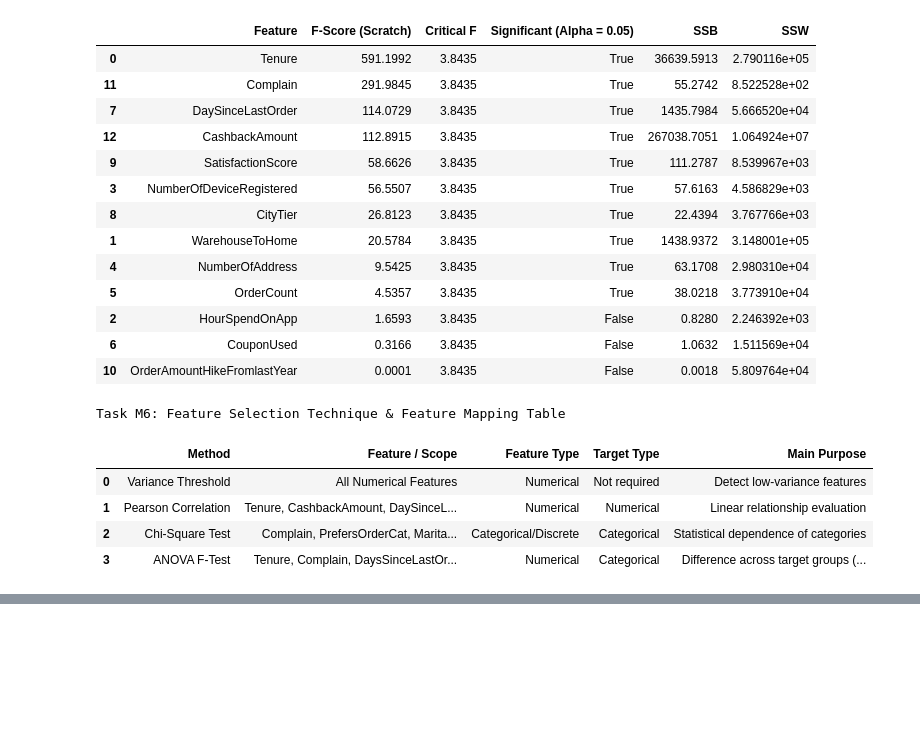
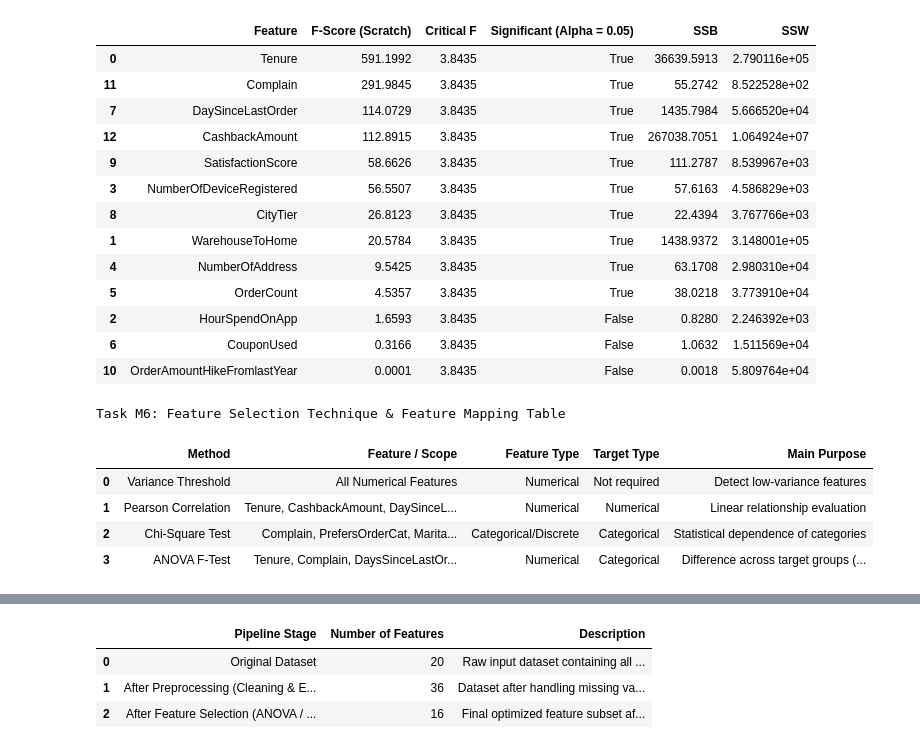
Before and after one commit to DrishtiNigam1928/CUSTOMER_CHURN, a Jupyter notebook: notebooks/main_analysis.ipynb, the cells around one changed output, grey strips where cells are left out. Drawn from its saved outputs; the diff is of its cells as text; code cells hidden in the pictures; blank space fills up the shorter version.

```diff
--- a/notebooks/main_analysis.ipynb
+++ b/notebooks/main_analysis.ipynb
@@ -2042,3 +2048,33 @@ Task M7: Final Decision Table using Exact Notebook Statistics
 | 15 | PreferredPaymentMode | Categorical | Chi-Square Test | Chi2: 41.85 (DF: 4) | Keep | Significant Chi-Square value indi... |
 | 16 | PreferredLoginDevice | Categorical | Chi-Square Test | Chi2: 16.16 (DF: 1) | Keep | Exceeds critical value; confirms ... |
 | 17 | Gender | Categorical | Chi-Square Test | Chi2: 4.24 (DF: 1) | Keep | Passes critical threshold (alpha ... |
+# %%
+# M8: Before vs After Feature Selection
+
+features_after_preprocessing=df_cleaned.shape[1]
+
+before_vs_after_feature_selection = [
+    {
+        "Pipeline Stage": "Original Dataset",
+        "Number of Features": 20,
+        "Description": "Raw input dataset containing all initial numerical, categorical, and identifier columns."
+    },
+    {
+        "Pipeline Stage": "After Preprocessing (Cleaning & Encoding)",
+        "Number of Features": features_after_preprocessing,
+        "Description": "Dataset after handling missing values and encoding categorical features (e.g., Gender_Encoded added while maintaining column count or accounting for dropped IDs)."
+    },
+    {
+        "Pipeline Stage": "After Feature Selection (ANOVA / Chi2 / Variance)",
+        "Number of Features": 16,
+        "Description": "Final optimized feature subset after systematically dropping non-significant features and identifiers."
+    }
+]
+after_vs_before_table = pd.DataFrame(before_vs_after_feature_selection)
+pd.set_option('display.max_colwidth', None)
+display(after_vs_before_table)
+# %% [output]
+|  | Pipeline Stage | Number of Features | Description |
+| 0 | Original Dataset | 20 | Raw input dataset containing all ... |
+| 1 | After Preprocessing (Cleaning & E... | 36 | Dataset after handling missing va... |
+| 2 | After Feature Selection (ANOVA / ... | 16 | Final optimized feature subset af... |
```
Also changed, not shown: parts of 8 cells of this notebook.
